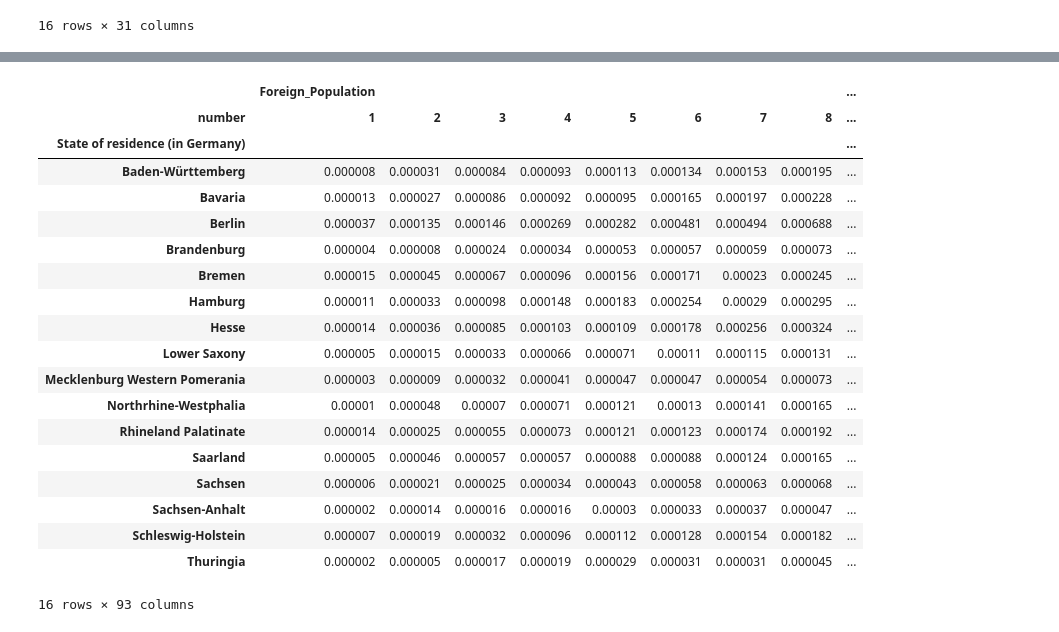
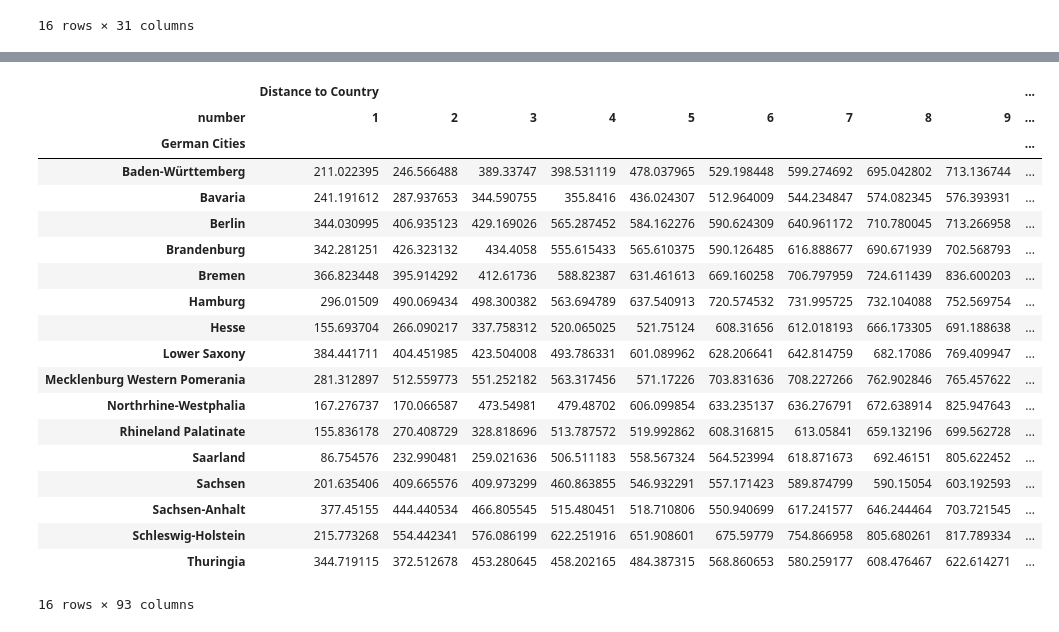
Before and after one commit to Alvaroguijarro97/ML_Group_Project, a Jupyter notebook: wrangling_Geography.ipynb, the cells around one changed output, grey strips where cells are left out. Cells and saved outputs as stored; diff of their text form; code cells hidden in the pictures.

```diff
--- a/wrangling_Geography.ipynb
+++ b/wrangling_Geography.ipynb
@@ -66,7 +66,8 @@ Saving geographical_data.csv to geographical_data (2).csv
 # %%
 #Rename Columns and Index to maintain consistency through out notebooks
 df_geographical_data = geographical_data.rename(columns={"ï»¿": "German Cities"}).set_index("German Cities").filter(items = ['BEL','BGR','BIH','DNK','EST','FIN','FRA','GRC','IRL','ITA','HRV','LVA','LTU','LUX','MLT','NLD','NOR','AUT','POL','PRT','ROU','SWE','CHE','SRB','SVK','SVN','ESP','CZE','HUN','GBR','CYP'])
-df_geographical_data.rename(index = {"Stuttgart":"Baden-Württemberg","Munich": "Bavaria","Berlin":"Berlin","Potsdam":"Brandenburg","Bremen":"Bremen","Hamburg":"Hamburg","Wiesbaden":"Hesse","Hannover":"Lower Saxony","Schwerin":"Mecklenburg Western Pomerania","DĂ¼sseldorf":"Northrhine-Westphalia","Mainz":"Rhineland Palatinate","SaarbrĂ¼cken":"Saarland","Dresden":"Sachsen","Magdeburg":"Sachsen-Anhalt","Kiel":"Schleswig-Holstein","Erfurt":"Thuringia"}).sort_index()
+df_geographical_data = df_geographical_data.rename(index = {"Stuttgart":"Baden-Württemberg","Munich": "Bavaria","Berlin":"Berlin","Potsdam":"Brandenburg","Bremen":"Bremen","Hamburg":"Hamburg","Wiesbaden":"Hesse","Hannover":"Lower Saxony","Schwerin":"Mecklenburg Western Pomerania","DĂ¼sseldorf":"Northrhine-Westphalia","Mainz":"Rhineland Palatinate","SaarbrĂ¼cken":"Saarland","Dresden":"Sachsen","Magdeburg":"Sachsen-Anhalt","Kiel":"Schleswig-Holstein","Erfurt":"Thuringia"}).sort_index()
+df_geographical_data
 # %% [output]
 |  | BEL | BGR | BIH | DNK | EST | FIN | FRA | GRC | IRL | ITA | ... |
 | German Cities |  |  |  |  |  |  |  |  |  |  | ... |
@@ -153,18 +91,21 @@ foreign_data_by_state
 # %%
 # Unpivot df from wide to long format, each observation is one state/country combination (instead of each observation a state with several countries as variables per single observation)
-foreign_data_by_state_long_format = pd.melt(foreign_data_by_state.reset_index(), id_vars=["State of residence (in Germany)"],
-        var_name = "Country", value_name = "Foreign_Population")
+geographical_data_by_state_long_format = pd.melt(df_geographical_data.reset_index(), id_vars=["German Cities"],
+        var_name = "Country", value_name = "Distance to Country")
 
- # create place holder values for new column "Country_Score", that will allow to insert for each observation the corresponding abortion score for the correct country
-foreign_data_by_state_long_format["Country_Score"] = foreign_data_by_state_long_format.loc[:,"Country"]
-# sort this so that it lists for each state the respective Foreign Population
-foreign_data_by_state_sorted = foreign_data_by_state_long_format.sort_values(by=["State of residence (in Germany)", "Foreign_Population"])
+geographical_data_by_state_long_format
+
+# create place holder values for new column "Country_Score", that will allow to insert for each observation the corresponding abortion score for the correct country
+geographical_data_by_state_long_format["Country_Score"] = geographical_data_by_state_long_format.loc[:,"Country"]
+
+# sort this so that it lists for each state the respective Distance
+geographical_data_by_state_sorted = geographical_data_by_state_long_format.sort_values(by=["German Cities", "Distance to Country"])
 
 # create an object that counts in a range of one number per country
-counter = np.arange(1, (len(foreign_data_by_state.columns))+1)
+counter = np.arange(1, (len(df_geographical_data.columns))+1)
 # create column for this counter called "number" in order to keep sorted order intact later on
-foreign_data_by_state_sorted["number"] = np.resize(counter, foreign_data_by_state_sorted.shape[0])
+geographical_data_by_state_sorted ["number"] = np.resize(counter, geographical_data_by_state_sorted .shape[0])
 # pivot ("long to wide") df so that each state once again is row (observation)
-foreign_data_by_state_sorted = foreign_data_by_state_sorted.pivot(index="State of residence (in Germany)", columns="number", values=["Foreign_Population", "Country", "Country_Score"])
-foreign_data_by_state_sorted
+geographical_data_by_state_sorted  = geographical_data_by_state_sorted .pivot(index="German Cities", columns="number", values=["Distance to Country", "Country", "Country_Score"])
+geographical_data_by_state_sorted
 # %% [output]
@@ -190,59 +131,59 @@ foreign_data_by_state_sorted
 16 rows × 93 columns
 # %%
 # replace place holder country names in column Country_Score with value from the abortion atlas df
-foreign_data_by_state_sorted["Country_Score"] = foreign_data_by_state_sorted["Country_Score"].replace(['BEL', 'BGR', 'BIH', 'DNK', 'EST', 'FIN', 'FRA', 'GRC', 'IRL', 'ITA', 'HRV', 'LVA', 'LTU', 'LUX', 'MLT', 'NLD', 'NOR', 'AUT', 'POL', 'PRT', 'ROU', 'SWE', 'CHE', 'SRB', 'SVK', 'SVN', 'ESP', 'CZE', 'HUN', 'GBR', 'CYP'],
+geographical_data_by_state_sorted["Country_Score"] = geographical_data_by_state_sorted["Country_Score"].replace(['BEL', 'BGR', 'BIH', 'DNK', 'EST', 'FIN', 'FRA', 'GRC', 'IRL', 'ITA', 'HRV', 'LVA', 'LTU', 'LUX', 'MLT', 'NLD', 'NOR', 'AUT', 'POL', 'PRT', 'ROU', 'SWE', 'CHE', 'SRB', 'SVK', 'SVN', 'ESP', 'CZE', 'HUN', 'GBR', 'CYP'],
                                                                         [df_abortion_atlas_country_code.at['BEL', "OVERALL TOTAL"],
                                                                          df_abortion_atlas_country_code.at['BGR', "OVERALL TOTAL"],
                                                                          df_abortion_atlas_country_code.at['BIH', "OVERALL TOTAL"],
                                                                          df_abortion_atlas_country_code.at['DNK', "OVERALL TOTAL"],
                                                                          df_abortion_atlas_country_code.at['EST', "OVERALL TOTAL"],
                                                                          df_abortion_atlas_country_code.at['FIN', "OVERALL TOTAL"],
                                                                          df_abortion_atlas_country_code.at['FRA', "OVERALL TOTAL"],
                                                                          df_abortion_atlas_country_code.at['GRC', "OVERALL TOTAL"],
                                                                          df_abortion_atlas_country_code.at['IRL', "OVERALL TOTAL"],
                                                                          df_abortion_atlas_country_code.at['ITA', "OVERALL TOTAL"],
                                                                          df_abortion_atlas_country_code.at['HRV', "OVERALL TOTAL"],
                                                                          df_abortion_atlas_country_code.at['LVA', "OVERALL TOTAL"],
                                                                          df_abortion_atlas_country_code.at['LTU', "OVERALL TOTAL"],
                                                                          df_abortion_atlas_country_code.at['LUX', "OVERALL TOTAL"],
                                                                          df_abortion_atlas_country_code.at['MLT', "OVERALL TOTAL"],
                                                                          df_abortion_atlas_country_code.at['NLD', "OVERALL TOTAL"],
                                                                          df_abortion_atlas_country_code.at['NOR', "OVERALL TOTAL"],
                                                                          df_abortion_atlas_country_code.at['AUT', "OVERALL TOTAL"],
                                                                          df_abortion_atlas_country_code.at['POL', "OVERALL TOTAL"],
                                                                          df_abortion_atlas_country_code.at['PRT', "OVERALL TOTAL"],
                                                                          df_abortion_atlas_country_code.at['ROU', "OVERALL TOTAL"],
                                                                          df_abortion_atlas_country_code.at['SWE', "OVERALL TOTAL"],
                                                                          df_abortion_atlas_country_code.at['CHE', "OVERALL TOTAL"],
                                                                          df_abortion_atlas_country_code.at['SRB', "OVERALL TOTAL"],
                                                                          df_abortion_atlas_country_code.at['SVK', "OVERALL TOTAL"],
                                                                          df_abortion_atlas_country_code.at['SVN', "OVERALL TOTAL"],
                                                                          df_abortion_atlas_country_code.at['ESP', "OVERALL TOTAL"],
                                                                          df_abortion_atlas_country_code.at['CZE', "OVERALL TOTAL"],
                                                                          df_abortion_atlas_country_code.at['HUN', "OVERALL TOTAL"],
                                                                          df_abortion_atlas_country_code.at['GBR', "OVERALL TOTAL"],
                                                                          df_abortion_atlas_country_code.at['CYP', "OVERALL TOTAL"]])
-foreign_data_by_state_sorted
+geographical_data_by_state_sorted
 # %% [output]
-|  | Foreign_Population |  |  |  |  |  |  |  | ... |
-| number | 1 | 2 | 3 | 4 | 5 | 6 | 7 | 8 | ... |
-| State of residence (in Germany) |  |  |  |  |  |  |  |  | ... |
-| Baden-Württemberg | 0.000008 | 0.000031 | 0.000084 | 0.000093 | 0.000113 | 0.000134 | 0.000153 | 0.000195 | ... |
-| Bavaria | 0.000013 | 0.000027 | 0.000086 | 0.000092 | 0.000095 | 0.000165 | 0.000197 | 0.000228 | ... |
-| Berlin | 0.000037 | 0.000135 | 0.000146 | 0.000269 | 0.000282 | 0.000481 | 0.000494 | 0.000688 | ... |
-| Brandenburg | 0.000004 | 0.000008 | 0.000024 | 0.000034 | 0.000053 | 0.000057 | 0.000059 | 0.000073 | ... |
-| Bremen | 0.000015 | 0.000045 | 0.000067 | 0.000096 | 0.000156 | 0.000171 | 0.00023 | 0.000245 | ... |
-| Hamburg | 0.000011 | 0.000033 | 0.000098 | 0.000148 | 0.000183 | 0.000254 | 0.00029 | 0.000295 | ... |
-| Hesse | 0.000014 | 0.000036 | 0.000085 | 0.000103 | 0.000109 | 0.000178 | 0.000256 | 0.000324 | ... |
-| Lower Saxony | 0.000005 | 0.000015 | 0.000033 | 0.000066 | 0.000071 | 0.00011 | 0.000115 | 0.000131 | ... |
-| Mecklenburg Western Pomerania | 0.000003 | 0.000009 | 0.000032 | 0.000041 | 0.000047 | 0.000047 | 0.000054 | 0.000073 | ... |
-| Northrhine-Westphalia | 0.00001 | 0.000048 | 0.00007 | 0.000071 | 0.000121 | 0.00013 | 0.000141 | 0.000165 | ... |
-| Rhineland Palatinate | 0.000014 | 0.000025 | 0.000055 | 0.000073 | 0.000121 | 0.000123 | 0.000174 | 0.000192 | ... |
-| Saarland | 0.000005 | 0.000046 | 0.000057 | 0.000057 | 0.000088 | 0.000088 | 0.000124 | 0.000165 | ... |
-| Sachsen | 0.000006 | 0.000021 | 0.000025 | 0.000034 | 0.000043 | 0.000058 | 0.000063 | 0.000068 | ... |
-| Sachsen-Anhalt | 0.000002 | 0.000014 | 0.000016 | 0.000016 | 0.00003 | 0.000033 | 0.000037 | 0.000047 | ... |
-| Schleswig-Holstein | 0.000007 | 0.000019 | 0.000032 | 0.000096 | 0.000112 | 0.000128 | 0.000154 | 0.000182 | ... |
-| Thuringia | 0.000002 | 0.000005 | 0.000017 | 0.000019 | 0.000029 | 0.000031 | 0.000031 | 0.000045 | ... |
+|  | Distance to Country |  |  |  |  |  |  |  |  | ... |
+| number | 1 | 2 | 3 | 4 | 5 | 6 | 7 | 8 | 9 | ... |
+| German Cities |  |  |  |  |  |  |  |  |  | ... |
+| Baden-Württemberg | 211.022395 | 246.566488 | 389.33747 | 398.531119 | 478.037965 | 529.198448 | 599.274692 | 695.042802 | 713.136744 | ... |
+| Bavaria | 241.191612 | 287.937653 | 344.590755 | 355.8416 | 436.024307 | 512.964009 | 544.234847 | 574.082345 | 576.393931 | ... |
+| Berlin | 344.030995 | 406.935123 | 429.169026 | 565.287452 | 584.162276 | 590.624309 | 640.961172 | 710.780045 | 713.266958 | ... |
+| Brandenburg | 342.281251 | 426.323132 | 434.4058 | 555.615433 | 565.610375 | 590.126485 | 616.888677 | 690.671939 | 702.568793 | ... |
+| Bremen | 366.823448 | 395.914292 | 412.61736 | 588.82387 | 631.461613 | 669.160258 | 706.797959 | 724.611439 | 836.600203 | ... |
+| Hamburg | 296.01509 | 490.069434 | 498.300382 | 563.694789 | 637.540913 | 720.574532 | 731.995725 | 732.104088 | 752.569754 | ... |
+| Hesse | 155.693704 | 266.090217 | 337.758312 | 520.065025 | 521.75124 | 608.31656 | 612.018193 | 666.173305 | 691.188638 | ... |
+| Lower Saxony | 384.441711 | 404.451985 | 423.504008 | 493.786331 | 601.089962 | 628.206641 | 642.814759 | 682.17086 | 769.409947 | ... |
+| Mecklenburg Western Pomerania | 281.312897 | 512.559773 | 551.252182 | 563.317456 | 571.17226 | 703.831636 | 708.227266 | 762.902846 | 765.457622 | ... |
+| Northrhine-Westphalia | 167.276737 | 170.066587 | 473.54981 | 479.48702 | 606.099854 | 633.235137 | 636.276791 | 672.638914 | 825.947643 | ... |
+| Rhineland Palatinate | 155.836178 | 270.408729 | 328.818696 | 513.787572 | 519.992862 | 608.316815 | 613.05841 | 659.132196 | 699.562728 | ... |
+| Saarland | 86.754576 | 232.990481 | 259.021636 | 506.511183 | 558.567324 | 564.523994 | 618.871673 | 692.46151 | 805.622452 | ... |
+| Sachsen | 201.635406 | 409.665576 | 409.973299 | 460.863855 | 546.932291 | 557.171423 | 589.874799 | 590.15054 | 603.192593 | ... |
+| Sachsen-Anhalt | 377.45155 | 444.440534 | 466.805545 | 515.480451 | 518.710806 | 550.940699 | 617.241577 | 646.244464 | 703.721545 | ... |
+| Schleswig-Holstein | 215.773268 | 554.442341 | 576.086199 | 622.251916 | 651.908601 | 675.59779 | 754.866958 | 805.680261 | 817.789334 | ... |
+| Thuringia | 344.719115 | 372.512678 | 453.280645 | 458.202165 | 484.387315 | 568.860653 | 580.259177 | 608.476467 | 622.614271 | ... |
 16 rows × 93 columns
 # %%
 # possibility to download the generated Data Frame
```
Also changed, not shown: parts of 3 cells of this notebook.
